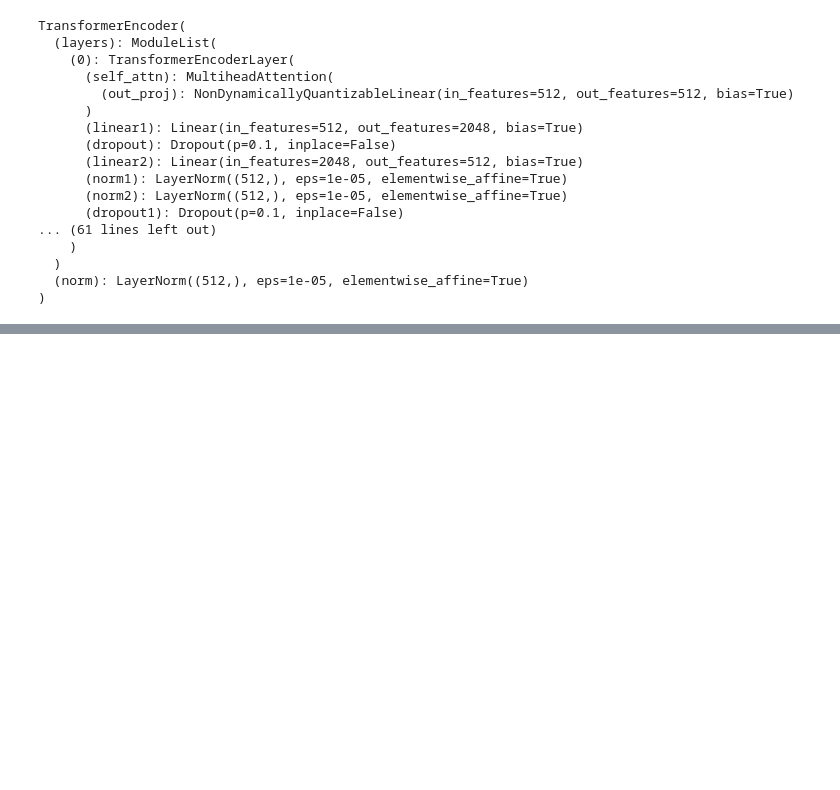
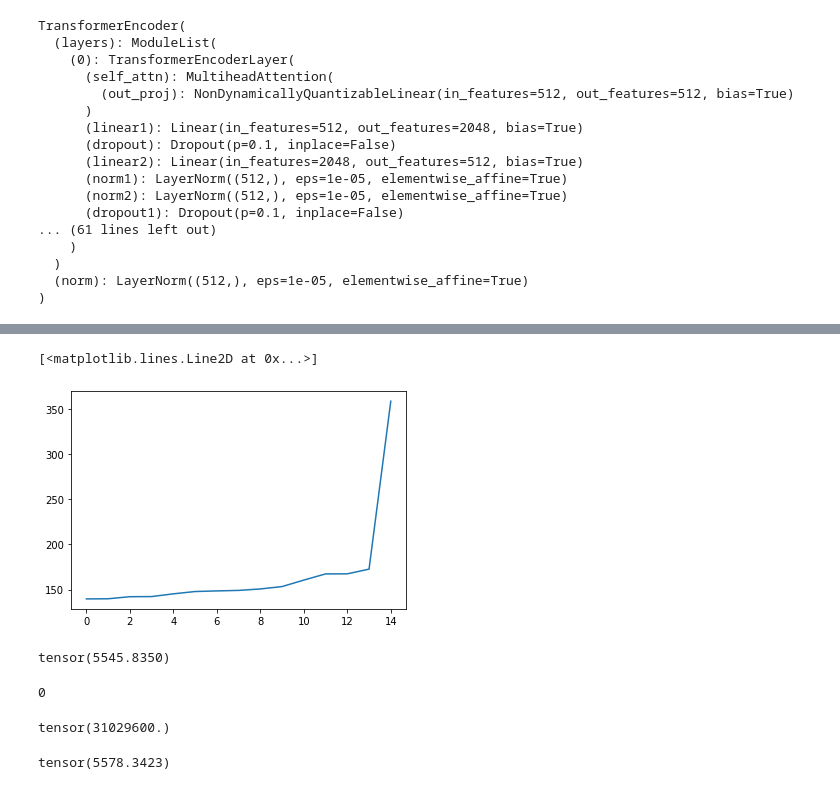
Before and after one commit to eri24816/improved-diffusion, a Jupyter notebook: test.ipynb, the cells around one changed output, grey strips where cells are left out. Drawn from its saved outputs; the diff is of its cells as text; code cells hidden in the pictures; blank space fills up the shorter version.

```diff
--- a/test.ipynb
+++ b/test.ipynb
@@ -117,0 +158,21 @@ TransformerEncoder(
+# %%
+plt.plot(scores[-15:])
+# %% [output]
+[<matplotlib.lines.Line2D at 0x...>]
+[figure, added]
+# %%
+((x*y).sum())
+# %% [output]
+tensor(5545.8350)
+# %%
+ys[-1].duration
+# %% [output]
+0
+# %%
+(x.sum()*x.sum())
+# %% [output]
+tensor(31029600.)
+# %%
+**2
+# %% [output]
+tensor(5578.3423)
```
Also changed, not shown: parts of 8 cells of this notebook, 4 other files.
